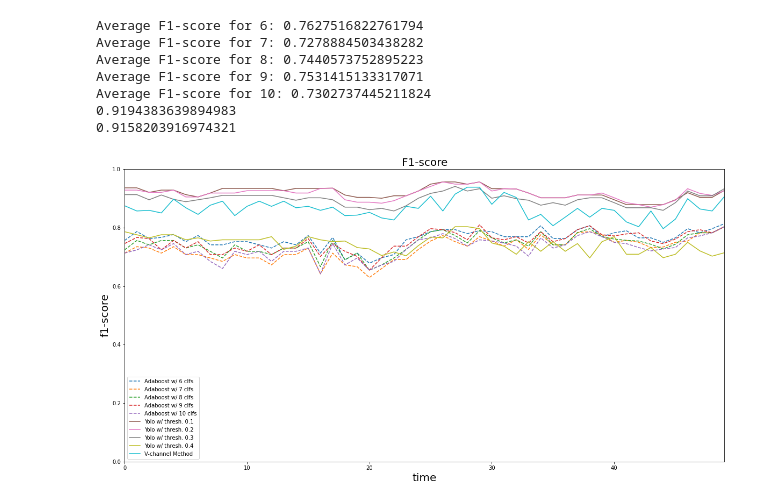
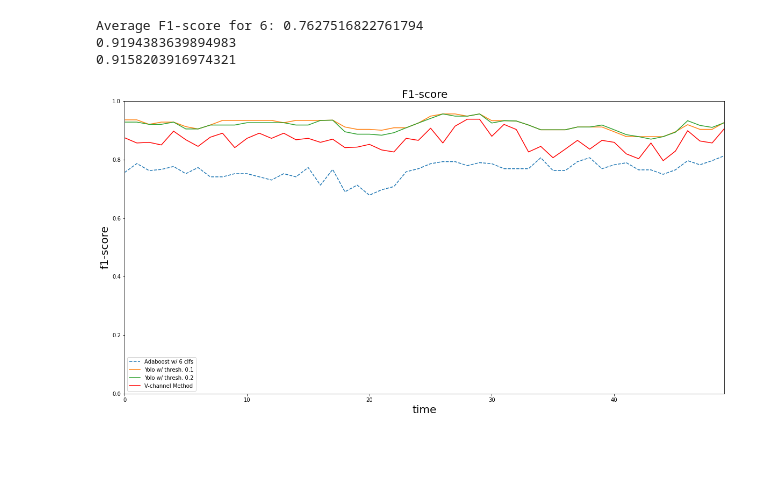
Before and after one commit to jayin92/NYCU-intro-to-AI, a Jupyter notebook: HW1/Adaboost/plot.ipynb, the cells around one changed output. Saved outputs shown, nothing was run; the diff lists cells and outputs as text; code cells hidden in the pictures; blank space fills up the shorter version.

```diff
--- a/HW1/Adaboost/plot.ipynb
+++ b/HW1/Adaboost/plot.ipynb
@@ -26,18 +26,18 @@ gt_sum = gt.sum(axis = 1)
 plt.figure(figsize=(20, 10))
 
 plt.plot(gt_sum, label='Ground truth', color='black')
-ts = [6, 7, 8, 9, 10]
+ts = [6]
 for t in ts:
     plt.plot(adaboosts[t].sum(axis=1), "--", label=f"Adaboost w/ {t} clfs")
 
 
 plt.plot(yolo_1.sum(axis=1), label=f"Yolo w/ thresh. 0.1")
 plt.plot(yolo_2.sum(axis=1), label=f"Yolo w/ thresh. 0.2")
-plt.plot(yolo_3.sum(axis=1), label=f"Yolo w/ thresh. 0.3")
-plt.plot(yolo_4.sum(axis=1), label=f"Yolo w/ thresh. 0.4")
+# plt.plot(yolo_3.sum(axis=1), label=f"Yolo w/ thresh. 0.3")
+# plt.plot(yolo_4.sum(axis=1), label=f"Yolo w/ thresh. 0.4")
 # plt.plot(yolo_5.sum(axis=1), label=f"Yolo w/ thresh. 0.5")
 # plt.plot(yolo_6.sum(axis=1), label=f"Yolo w/ thresh. 0.6")
-plt.plot(cv.sum(axis=1), label=f"V-channel Method")
+plt.plot(cv.sum(axis=1), label=f"V-channel Method", color="red")
 
 plt.xlabel('time', fontsize=20)
 plt.ylabel('# car', fontsize=20)
@@ -45,6 +45,6 @@ plt.xlim((0,49))
 plt.ylim((0,76))
 plt.title('Parking Slots Occupation', fontsize=20)
 plt.legend(fontsize=10)
-plt.savefig('Parking_Slots_Occupation_v.png', bbox_inches='tight')
+plt.savefig('../report/figure/Parking_Slots_Occupation_v.png', bbox_inches='tight')
 plt.show()
 # %% [output]
@@ -55,7 +55,7 @@ def get_accuracy(df):
 
 plt.figure(figsize=(20, 10))
 
-ts = [6, 7, 8, 9, 10]
+ts = [6]
 for t in ts:
     res = get_accuracy(adaboosts[t])
     print(f"Average acc. for {t}: {np.mean(res)}")
@@ -63,11 +63,11 @@ for t in ts:
 
 plt.plot(get_accuracy(yolo_1), label=f"Yolo w/ thresh. 0.1")
 plt.plot(get_accuracy(yolo_2), label=f"Yolo w/ thresh. 0.2")
-plt.plot(get_accuracy(yolo_3), label=f"Yolo w/ thresh. 0.3")
-plt.plot(get_accuracy(yolo_4), label=f"Yolo w/ thresh. 0.4")
+# plt.plot(get_accuracy(yolo_3), label=f"Yolo w/ thresh. 0.3")
+# plt.plot(get_accuracy(yolo_4), label=f"Yolo w/ thresh. 0.4")
 # plt.plot(get_accuracy(yolo_5), label=f"Yolo w/ thresh. 0.5")
 # plt.plot(get_accuracy(yolo_6), label=f"Yolo w/ thresh. 0.6")
-plt.plot(get_accuracy(cv), label=f"CV")
+plt.plot(get_accuracy(cv), label=f"V-channel Method", color="red")
 
 plt.xlabel('time', fontsize=20)
 plt.ylabel('accuracy', fontsize=20)
@@ -75,7 +75,7 @@ plt.xlim((0,49))
 plt.ylim((0,1))
 plt.title('Accuracy', fontsize=20)
 plt.legend(fontsize=10)
-plt.savefig('Accuracy_v.png', bbox_inches='tight')
+plt.savefig('../report/figure/Accuracy_v.png', bbox_inches='tight')
 plt.show()
 # %% [output]
 Average acc. for 6: 0.6357894736842108
@@ -112,40 +108,36 @@ def get_accuracy(df):
         fp = 0
         fn = 0
     return res
 
 plt.figure(figsize=(20, 10))
 
-ts = [6, 7, 8, 9, 10]
+ts = [6]
 for t in ts:
     res = get_accuracy(adaboosts[t])
     print(f"Average F1-score for {t}: {np.mean(res)}")
     plt.plot(res, "--", label=f"Adaboost w/ {t} clfs")
 
 plt.plot(get_accuracy(yolo_1), label=f"Yolo w/ thresh. 0.1")
 plt.plot(get_accuracy(yolo_2), label=f"Yolo w/ thresh. 0.2")
-plt.plot(get_accuracy(yolo_3), label=f"Yolo w/ thresh. 0.3")
-plt.plot(get_accuracy(yolo_4), label=f"Yolo w/ thresh. 0.4")
+# plt.plot(get_accuracy(yolo_3), label=f"Yolo w/ thresh. 0.3")
+# plt.plot(get_accuracy(yolo_4), label=f"Yolo w/ thresh. 0.4")
 # plt.plot(get_accuracy(yolo_5), label=f"Yolo w/ thresh. 0.5")
 # plt.plot(get_accuracy(yolo_6), label=f"Yolo w/ thresh. 0.6")
-plt.plot(get_accuracy(cv), label=f"V-channel Method")
+plt.plot(get_accuracy(cv), label=f"V-channel Method", color="red")
 
 print(np.mean(get_accuracy(yolo_1)))
 print(np.mean(get_accuracy(yolo_2)))
 
 plt.xlabel('time', fontsize=20)
 plt.ylabel('f1-score', fontsize=20)
 plt.xlim((0,49))
 plt.ylim((0,1))
 plt.title('F1-score', fontsize=20)
 plt.legend(fontsize=10)
-plt.savefig('F1-score_v.png', bbox_inches='tight')
+plt.savefig('../report/figure/F1-score_v.png', bbox_inches='tight')
 plt.show()
 # %% [output]
 Average F1-score for 6: 0.7627516822761794
-Average F1-score for 7: 0.7278884503438282
-Average F1-score for 8: 0.7440573752895223
-Average F1-score for 9: 0.7531415133317071
-Average F1-score for 10: 0.7302737445211824
 0.9194383639894983
 0.9158203916974321
-[figure, old version]
+[figure, new version]
```
Also changed, not shown: parts of 2 cells of this notebook, 13 other files.
